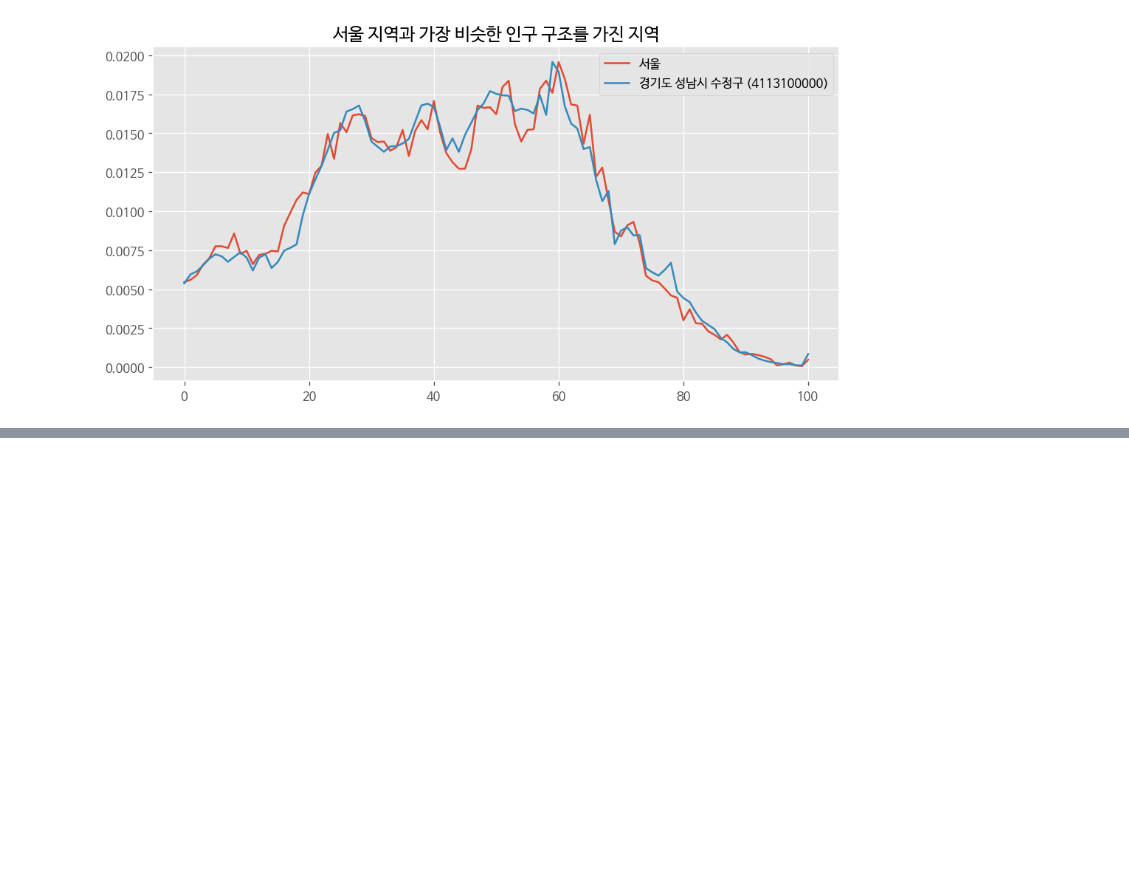
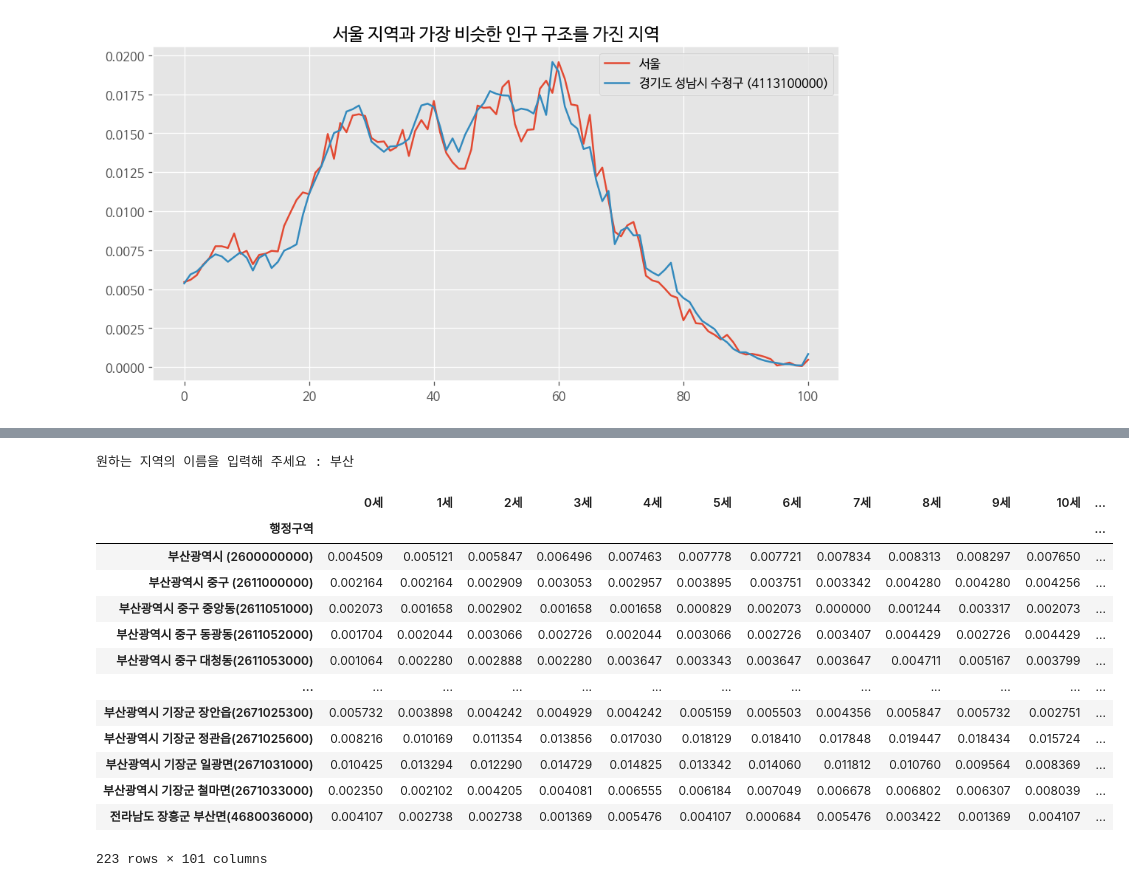
Before and after one commit to taesamja/AIpython, a Jupyter notebook: 모두의데이터분석_라이브러리활용.ipynb, the cells around one changed output, grey strips where cells are left out. Cells and saved outputs as stored; diff of their text form; code cells hidden in the pictures; blank space fills up the shorter version.

```diff
--- a/모두의데이터분석_라이브러리활용.ipynb
+++ b/모두의데이터분석_라이브러리활용.ipynb
@@ -1032,0 +1448,33 @@ plt.show()
+# %%
+# 2~3. 궁금한 지역 이름 입력받고 해당 지역의 인구 구조 저장하기
+
+filename = '/content/drive/My Drive/DATA/age_pandas.csv'
+
+import pandas as pd
+
+df = pd.read_csv(filename, encoding='cp949', index_col=0)
+
+df = df.div(df['총인구수'], axis=0)
+del df['총인구수'], df['연령구간인구수']
+
+loc_name = input('원하는 지역의 이름을 입력해 주세요 : ')  # 2. 지역 이름 입력
+
+a = df.index.str.contains(loc_name)  # 3. 해당 행을 찾아서 해당 지역의 인구 구조를 저장
+df2 = df[a]
+df2
+# %% [output]
+원하는 지역의 이름을 입력해 주세요 : 부산
+|  | 0세 | 1세 | 2세 | 3세 | 4세 | 5세 | 6세 | 7세 | 8세 | 9세 | 10세 | ... |
+| 행정구역 |  |  |  |  |  |  |  |  |  |  |  | ... |
+| 부산광역시 (2600000000) | 0.004509 | 0.005121 | 0.005847 | 0.006496 | 0.007463 | 0.007778 | 0.007721 | 0.007834 | 0.008313 | 0.008297 | 0.007650 | ... |
+| 부산광역시 중구 (2611000000) | 0.002164 | 0.002164 | 0.002909 | 0.003053 | 0.002957 | 0.003895 | 0.003751 | 0.003342 | 0.004280 | 0.004280 | 0.004256 | ... |
+| 부산광역시 중구 중앙동(2611051000) | 0.002073 | 0.001658 | 0.002902 | 0.001658 | 0.001658 | 0.000829 | 0.002073 | 0.000000 | 0.001244 | 0.003317 | 0.002073 | ... |
+| 부산광역시 중구 동광동(2611052000) | 0.001704 | 0.002044 | 0.003066 | 0.002726 | 0.002044 | 0.003066 | 0.002726 | 0.003407 | 0.004429 | 0.002726 | 0.004429 | ... |
+| 부산광역시 중구 대청동(2611053000) | 0.001064 | 0.002280 | 0.002888 | 0.002280 | 0.003647 | 0.003343 | 0.003647 | 0.003647 | 0.004711 | 0.005167 | 0.003799 | ... |
+| ... | ... | ... | ... | ... | ... | ... | ... | ... | ... | ... | ... | ... |
+| 부산광역시 기장군 장안읍(2671025300) | 0.005732 | 0.003898 | 0.004242 | 0.004929 | 0.004242 | 0.005159 | 0.005503 | 0.004356 | 0.005847 | 0.005732 | 0.002751 | ... |
+| 부산광역시 기장군 정관읍(2671025600) | 0.008216 | 0.010169 | 0.011354 | 0.013856 | 0.017030 | 0.018129 | 0.018410 | 0.017848 | 0.019447 | 0.018434 | 0.015724 | ... |
+| 부산광역시 기장군 일광면(2671031000) | 0.010425 | 0.013294 | 0.012290 | 0.014729 | 0.014825 | 0.013342 | 0.014060 | 0.011812 | 0.010760 | 0.009564 | 0.008369 | ... |
+| 부산광역시 기장군 철마면(2671033000) | 0.002350 | 0.002102 | 0.004205 | 0.004081 | 0.006555 | 0.006184 | 0.007049 | 0.006678 | 0.006802 | 0.006307 | 0.008039 | ... |
+| 전라남도 장흥군 부산면(4680036000) | 0.004107 | 0.002738 | 0.002738 | 0.001369 | 0.005476 | 0.004107 | 0.000684 | 0.005476 | 0.003422 | 0.001369 | 0.004107 | ... |
+223 rows × 101 columns
```
Also changed, not shown: parts of 31 cells of this notebook.
